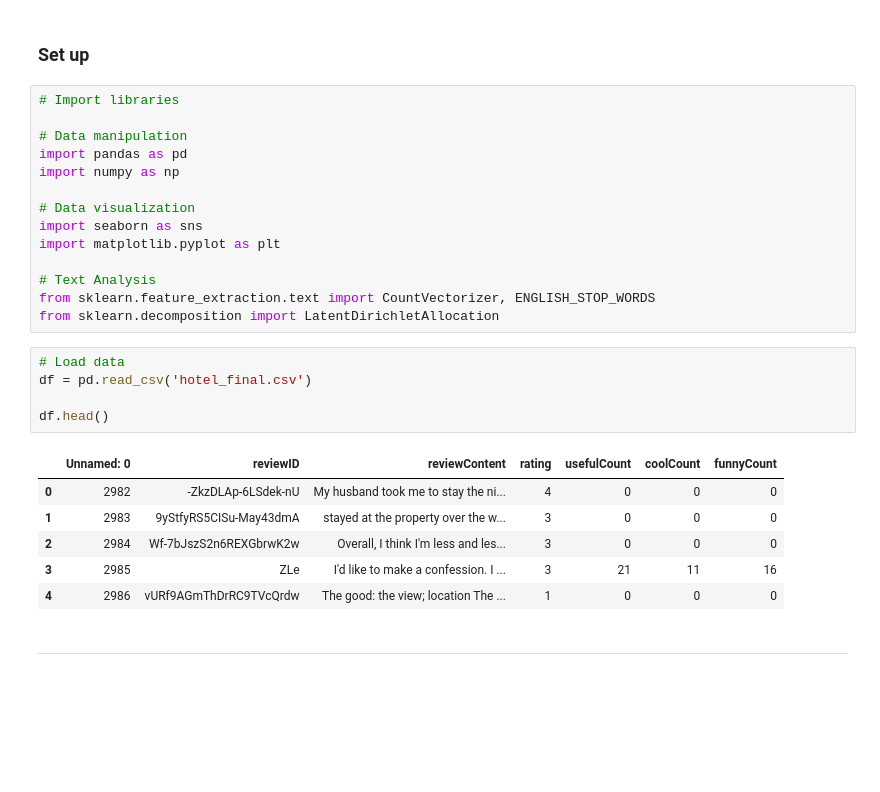
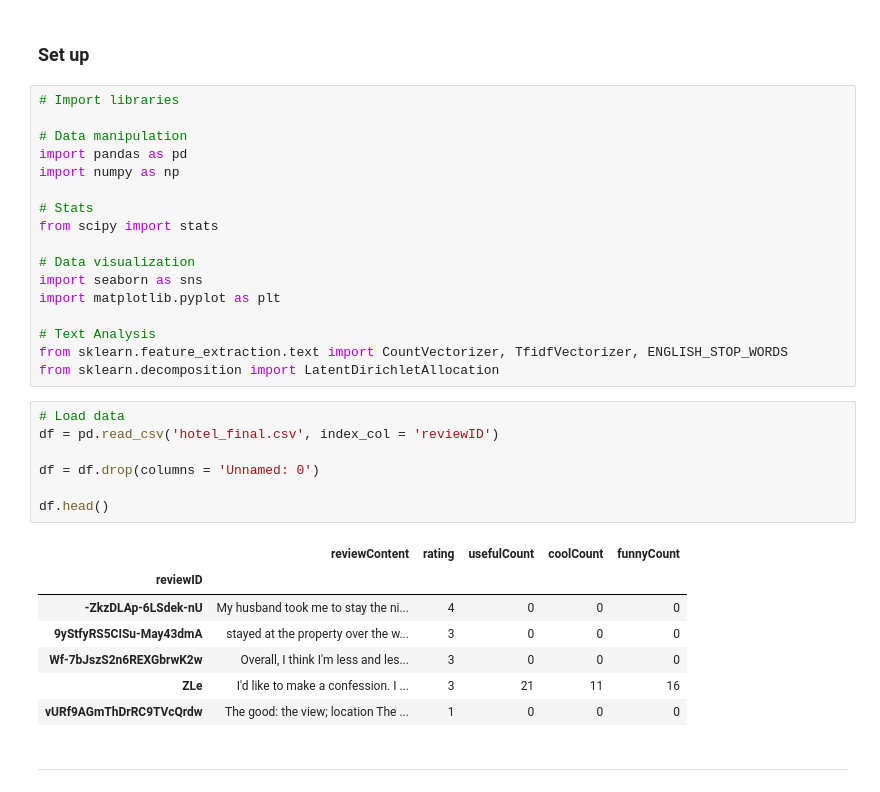
Before and after one commit to mjohnsonsea/yelp_hotel_reviews, a Jupyter notebook: final_project.ipynb, the cells around one changed output. Drawn from its saved outputs; the diff is of its cells as text; blank space fills up the shorter version.

```diff
--- a/final_project.ipynb
+++ b/final_project.ipynb
@@ -15,25 +15,31 @@ Mike Johnson | Kris Lederer | Sebastian Martinez | Ryan Mathis | Khushi Patel
 import pandas as pd
 import numpy as np
 
+# Stats
+from scipy import stats
+
 # Data visualization
 import seaborn as sns
 import matplotlib.pyplot as plt
 
 # Text Analysis
-from sklearn.feature_extraction.text import CountVectorizer, ENGLISH_STOP_WORDS
+from sklearn.feature_extraction.text import CountVectorizer, TfidfVectorizer, ENGLISH_STOP_WORDS
 from sklearn.decomposition import LatentDirichletAllocation
 # %%
 # Load data
-df = pd.read_csv('hotel_final.csv')
+df = pd.read_csv('hotel_final.csv', index_col = 'reviewID')
+
+df = df.drop(columns = 'Unnamed: 0')
 
 df.head()
 # %% [output]
-|  | Unnamed: 0 | reviewID | reviewContent | rating | usefulCount | coolCount | funnyCount |
-| 0 | 2982 | -ZkzDLAp-6LSdek-nU | My husband took me to stay the ni... | 4 | 0 | 0 | 0 |
-| 1 | 2983 | 9yStfyRS5CISu-May43dmA | stayed at the property over the w... | 3 | 0 | 0 | 0 |
-| 2 | 2984 | Wf-7bJszS2n6REXGbrwK2w | Overall, I think I'm less and les... | 3 | 0 | 0 | 0 |
-| 3 | 2985 | ZLe | I'd like to make a confession. I ... | 3 | 21 | 11 | 16 |
-| 4 | 2986 | vURf9AGmThDrRC9TVcQrdw | The good: the view; location The ... | 1 | 0 | 0 | 0 |
+|  | reviewContent | rating | usefulCount | coolCount | funnyCount |
+| reviewID |  |  |  |  |  |
+| -ZkzDLAp-6LSdek-nU | My husband took me to stay the ni... | 4 | 0 | 0 | 0 |
+| 9yStfyRS5CISu-May43dmA | stayed at the property over the w... | 3 | 0 | 0 | 0 |
+| Wf-7bJszS2n6REXGbrwK2w | Overall, I think I'm less and les... | 3 | 0 | 0 | 0 |
+| ZLe | I'd like to make a confession. I ... | 3 | 21 | 11 | 16 |
+| vURf9AGmThDrRC9TVcQrdw | The good: the view; location The ... | 1 | 0 | 0 | 0 |
 # %% [markdown]
 ****
 # %% [markdown]
```
Also changed, not shown: parts of 57 cells of this notebook.
